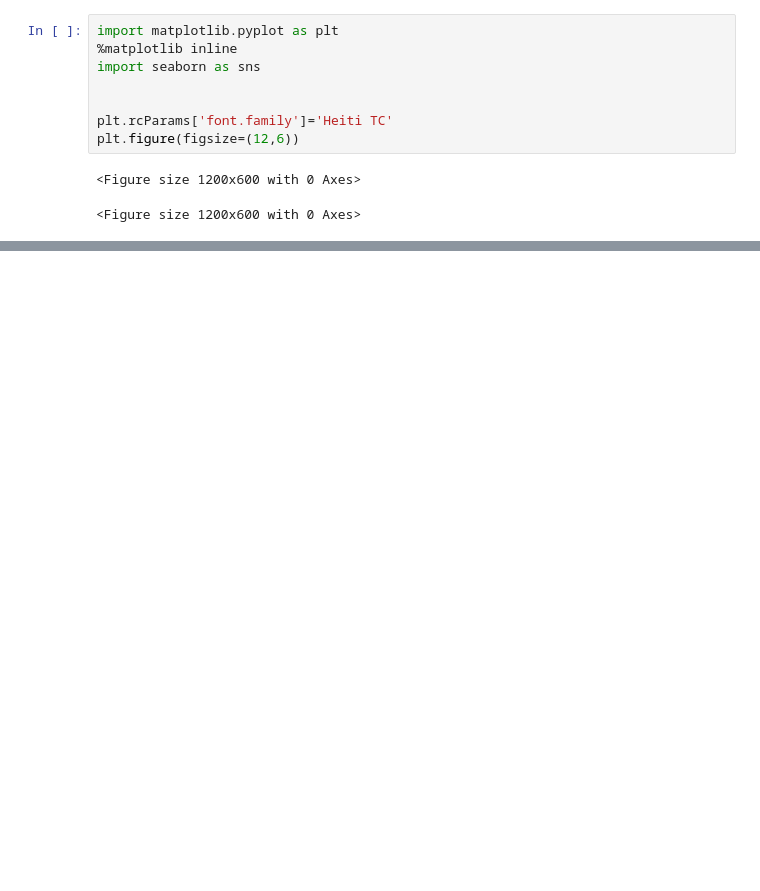
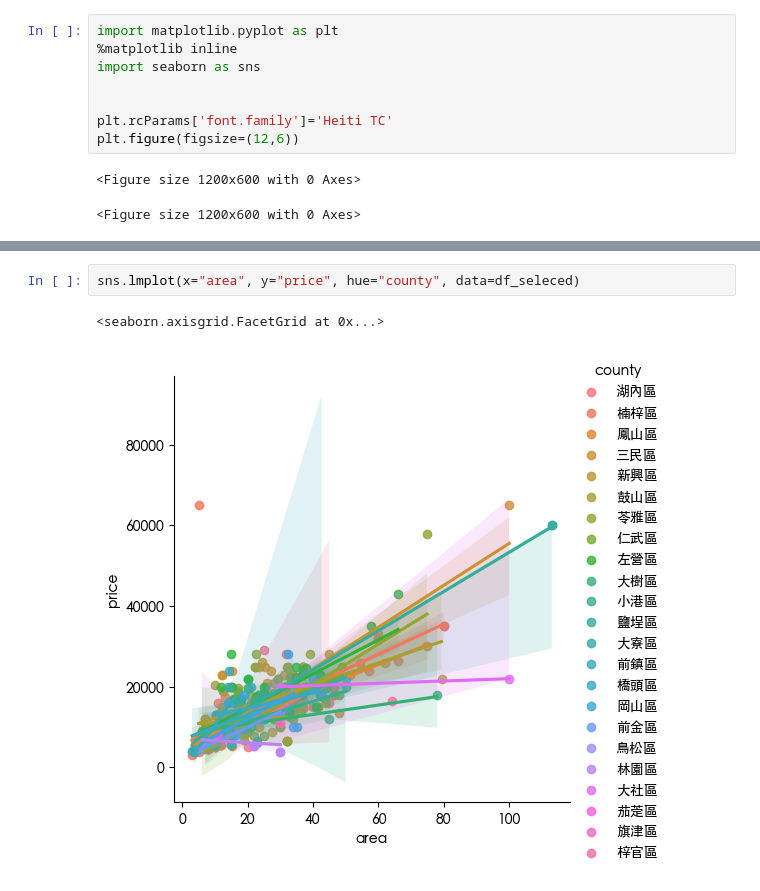
Before and after one commit to ChipCLee/rent, a Jupyter notebook: kaohsiung.ipynb, the cells around one changed output, grey strips where cells are left out. Drawn from its saved outputs; the diff is of its cells as text; blank space fills up the shorter version.

```diff
--- a/kaohsiung.ipynb
+++ b/kaohsiung.ipynb
@@ -106,3 +120,8 @@ sns.scatterplot(x=df_seleced['area'], y=df_seleced['price'], hue=df_seleced['typ
+# %%
+sns.lmplot(x="area", y="price", hue="county", data=df_seleced)
+# %% [output]
+<seaborn.axisgrid.FacetGrid at 0x...>
+[figure, added]
 # %%
 sns.lmplot(x="area", y="price", hue="type", data=df_seleced)
 # %% [output]
```
Also changed, not shown: parts of 9 cells of this notebook, 3 other files.
